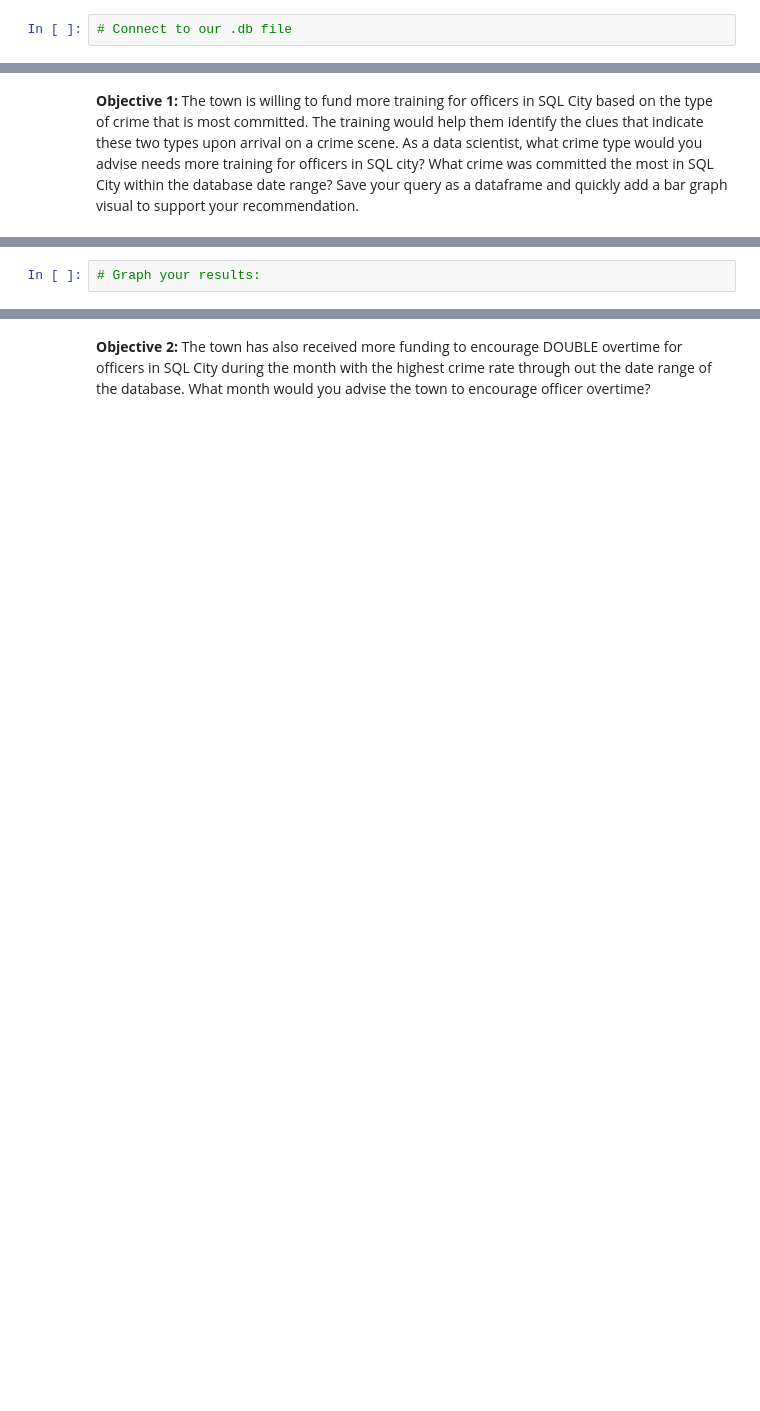
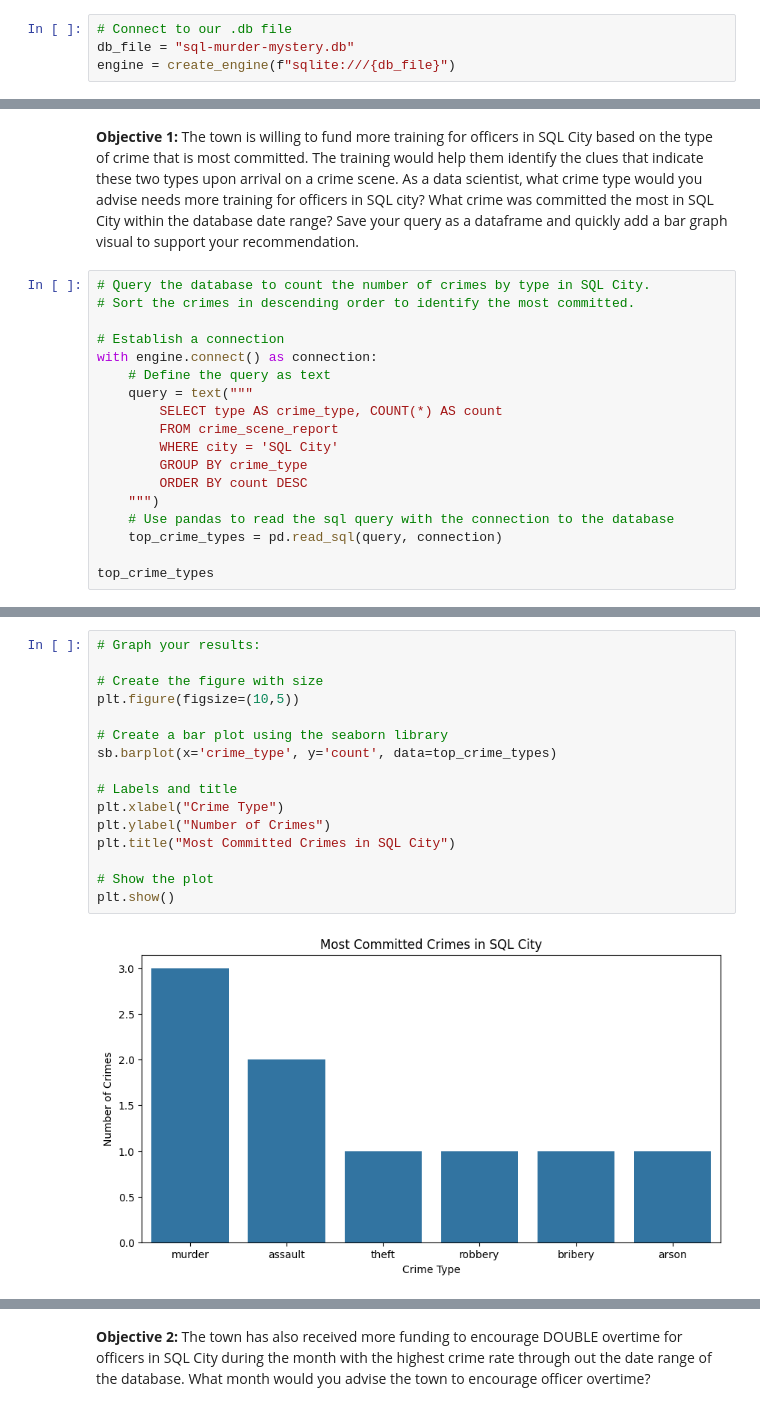
Before and after one commit to letatthinh/data-gathering-and-warehousing, a Jupyter notebook: Assignments/Assignment 5/Assignment5_Le.ipynb, the cells around one changed output, grey strips where cells are left out. Drawn from its saved outputs; the diff is of its cells as text; blank space fills up the shorter version.

```diff
--- a/Assignments/Assignment 5/Assignment5_Le.ipynb
+++ b/Assignments/Assignment 5/Assignment5_Le.ipynb
@@ -151,2 +197,4 @@ This fabulous database was created by @NUKnightLab on Github and can be found he
 # %%
 # Connect to our .db file
+db_file = "sql-murder-mystery.db"
+engine = create_engine(f"sqlite:///{db_file}")
@@ -176,2 +240,20 @@ SyntaxError: unterminated string literal (detected at line 6) (2993665642.py, li
 # %% [markdown]
 <b>Objective 1:</b> The town is willing to fund more training for officers in SQL City based on the type of crime that is most committed. The training would help them identify the clues that indicate these two types upon arrival on a crime scene. As a data scientist, what crime type would you advise needs more training for officers in SQL city? What crime was committed the most in SQL City within the database date range? Save your query as a dataframe and quickly add a bar graph visual to support your recommendation.
+# %%
+# Query the database to count the number of crimes by type in SQL City.
+# Sort the crimes in descending order to identify the most committed.
+
+# Establish a connection
+with engine.connect() as connection:
+    # Define the query as text
+    query = text("""
+        SELECT type AS crime_type, COUNT(*) AS count
+        FROM crime_scene_report
+        WHERE city = 'SQL City'
+        GROUP BY crime_type
+        ORDER BY count DESC
+    """)
+    # Use pandas to read the sql query with the connection to the database
+    top_crime_types = pd.read_sql(query, connection)
+
+top_crime_types
@@ -178,3 +268,19 @@ SyntaxError: unterminated string literal (detected at line 6) (2993665642.py, li
 # %%
 # Graph your results:
+
+# Create the figure with size
+plt.figure(figsize=(10,5))
+
+# Create a bar plot using the seaborn library
+sb.barplot(x='crime_type', y='count', data=top_crime_types)
+
+# Labels and title
+plt.xlabel("Crime Type")
+plt.ylabel("Number of Crimes")
+plt.title("Most Committed Crimes in SQL City")
+
+# Show the plot
+plt.show()
+# %% [output]
+[figure, added]
 # %% [markdown]
```
Also changed, not shown: parts of 22 cells of this notebook.
